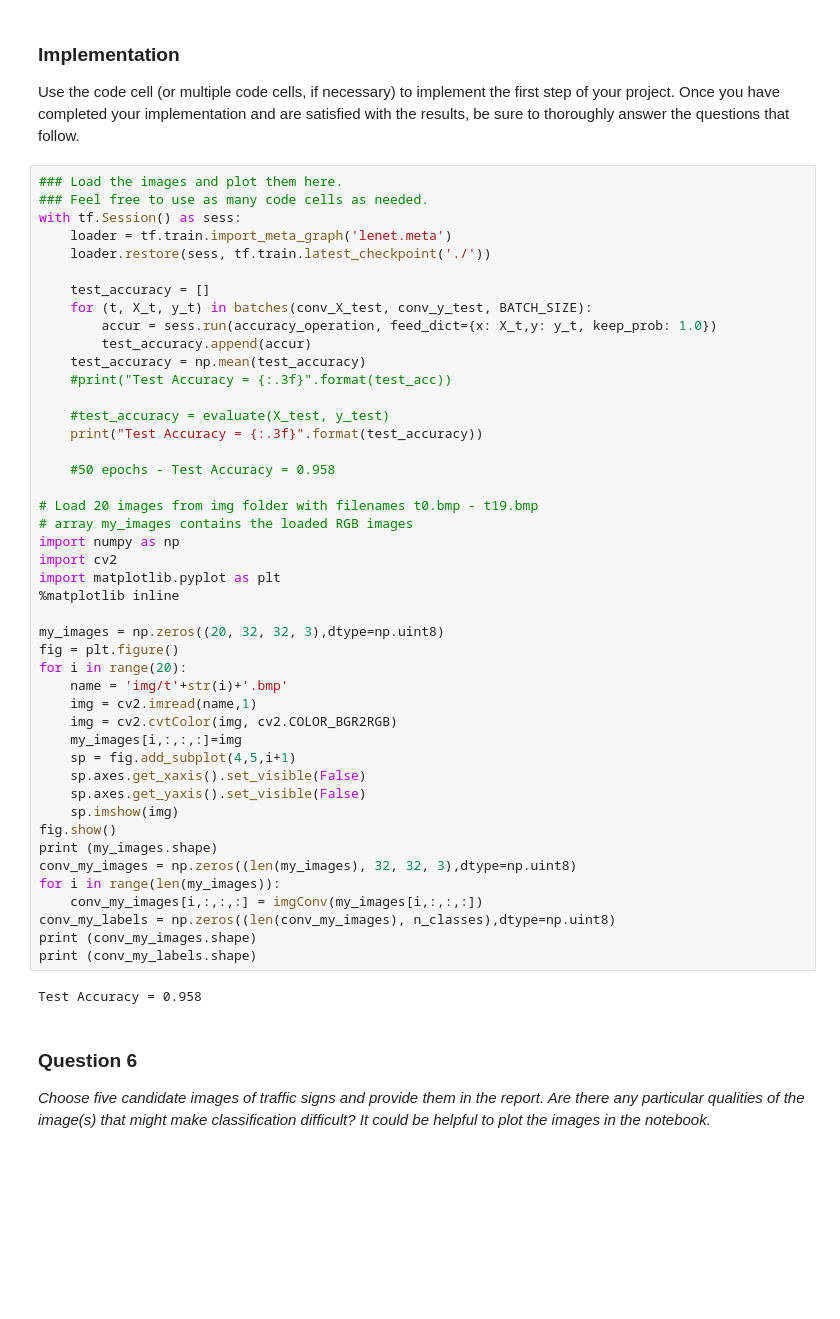
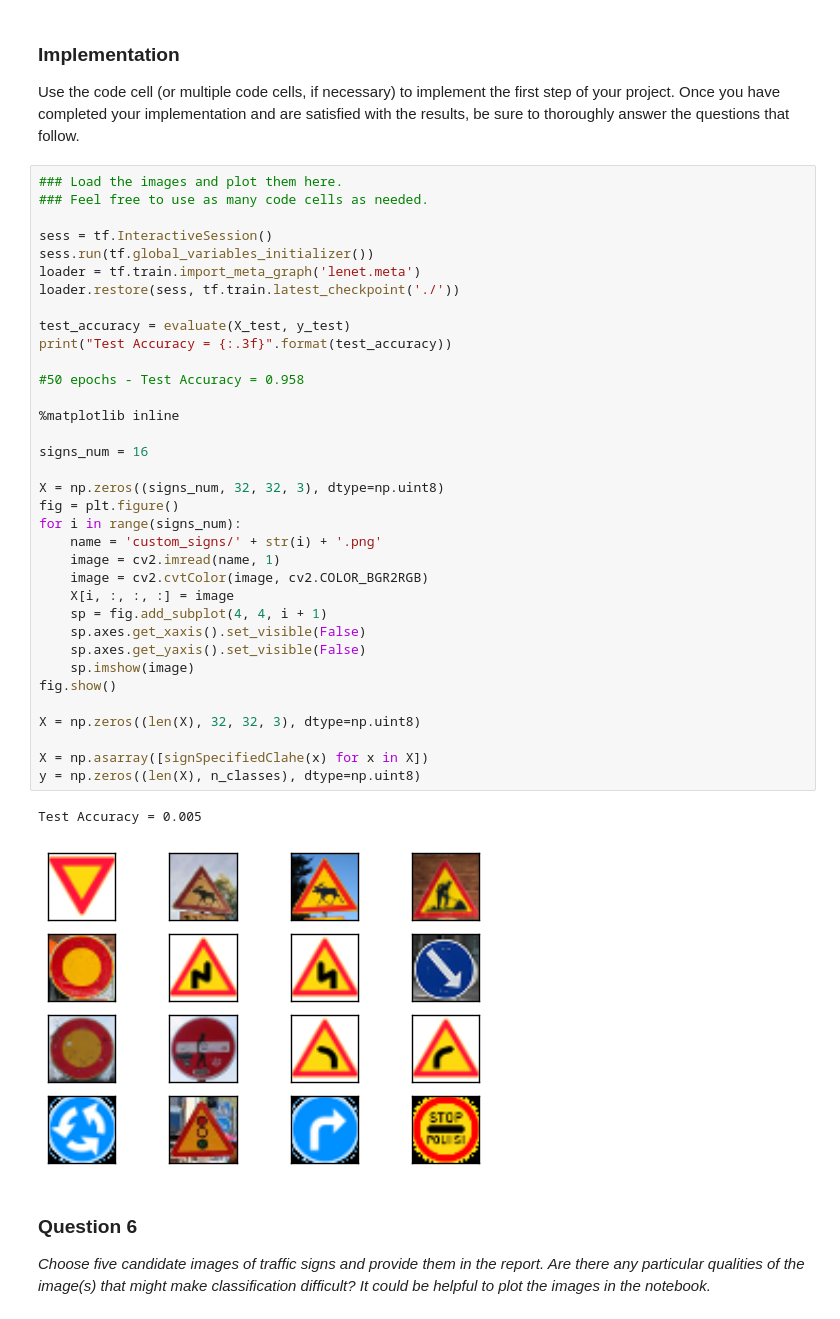
Before and after one commit to romannergachev/CarND-Traffic-Sign-Classifier-Project, a Jupyter notebook: Traffic_Sign_Classifier.ipynb, the cells around one changed output. Saved outputs shown, nothing was run; the diff lists cells and outputs as text; blank space fills up the shorter version.

```diff
--- a/Traffic_Sign_Classifier.ipynb
+++ b/Traffic_Sign_Classifier.ipynb
@@ -480,50 +336,41 @@ Use the code cell (or multiple code cells, if necessary) to implement the first
 # %%
 ### Load the images and plot them here.
 ### Feel free to use as many code cells as needed.
-with tf.Session() as sess:
-    loader = tf.train.import_meta_graph('lenet.meta')
-    loader.restore(sess, tf.train.latest_checkpoint('./'))
 
-    test_accuracy = []
-    for (t, X_t, y_t) in batches(conv_X_test, conv_y_test, BATCH_SIZE):
-        accur = sess.run(accuracy_operation, feed_dict={x: X_t,y: y_t, keep_prob: 1.0})
-        test_accuracy.append(accur)
-    test_accuracy = np.mean(test_accuracy)
-    #print("Test Accuracy = {:.3f}".format(test_acc))
+sess = tf.InteractiveSession()
+sess.run(tf.global_variables_initializer())
+loader = tf.train.import_meta_graph('lenet.meta')
+loader.restore(sess, tf.train.latest_checkpoint('./'))
 
-    #test_accuracy = evaluate(X_test, y_test)
-    print("Test Accuracy = {:.3f}".format(test_accuracy))
+test_accuracy = evaluate(X_test, y_test)
+print("Test Accuracy = {:.3f}".format(test_accuracy))
 
-    #50 epochs - Test Accuracy = 0.958
+#50 epochs - Test Accuracy = 0.958
 
-# Load 20 images from img folder with filenames t0.bmp - t19.bmp
-# array my_images contains the loaded RGB images
-import numpy as np
-import cv2
-import matplotlib.pyplot as plt
 %matplotlib inline
 
-my_images = np.zeros((20, 32, 32, 3),dtype=np.uint8)
+signs_num = 16
+
+X = np.zeros((signs_num, 32, 32, 3), dtype=np.uint8)
 fig = plt.figure()
-for i in range(20):
-    name = 'img/t'+str(i)+'.bmp'
-    img = cv2.imread(name,1)
-    img = cv2.cvtColor(img, cv2.COLOR_BGR2RGB)
-    my_images[i,:,:,:]=img
-    sp = fig.add_subplot(4,5,i+1)
+for i in range(signs_num):
+    name = 'custom_signs/' + str(i) + '.png'
+    image = cv2.imread(name, 1)
+    image = cv2.cvtColor(image, cv2.COLOR_BGR2RGB)
+    X[i, :, :, :] = image
+    sp = fig.add_subplot(4, 4, i + 1)
     sp.axes.get_xaxis().set_visible(False)
     sp.axes.get_yaxis().set_visible(False)
-    sp.imshow(img)
+    sp.imshow(image)
 fig.show()
-print (my_images.shape)
-conv_my_images = np.zeros((len(my_images), 32, 32, 3),dtype=np.uint8)
-for i in range(len(my_images)):
-    conv_my_images[i,:,:,:] = imgConv(my_images[i,:,:,:])
-conv_my_labels = np.zeros((len(conv_my_images), n_classes),dtype=np.uint8)
-print (conv_my_images.shape)
-print (conv_my_labels.shape)
+
+X = np.zeros((len(X), 32, 32, 3), dtype=np.uint8)
+
+X = np.asarray([signSpecifiedClahe(x) for x in X])
+y = np.zeros((len(X), n_classes), dtype=np.uint8)
 # %% [output]
-Test Accuracy = 0.958
+Test Accuracy = 0.005
+[figure, added]
 # %% [markdown]
 ### Question 6
 
```
Also changed, not shown: parts of 5 cells of this notebook.
